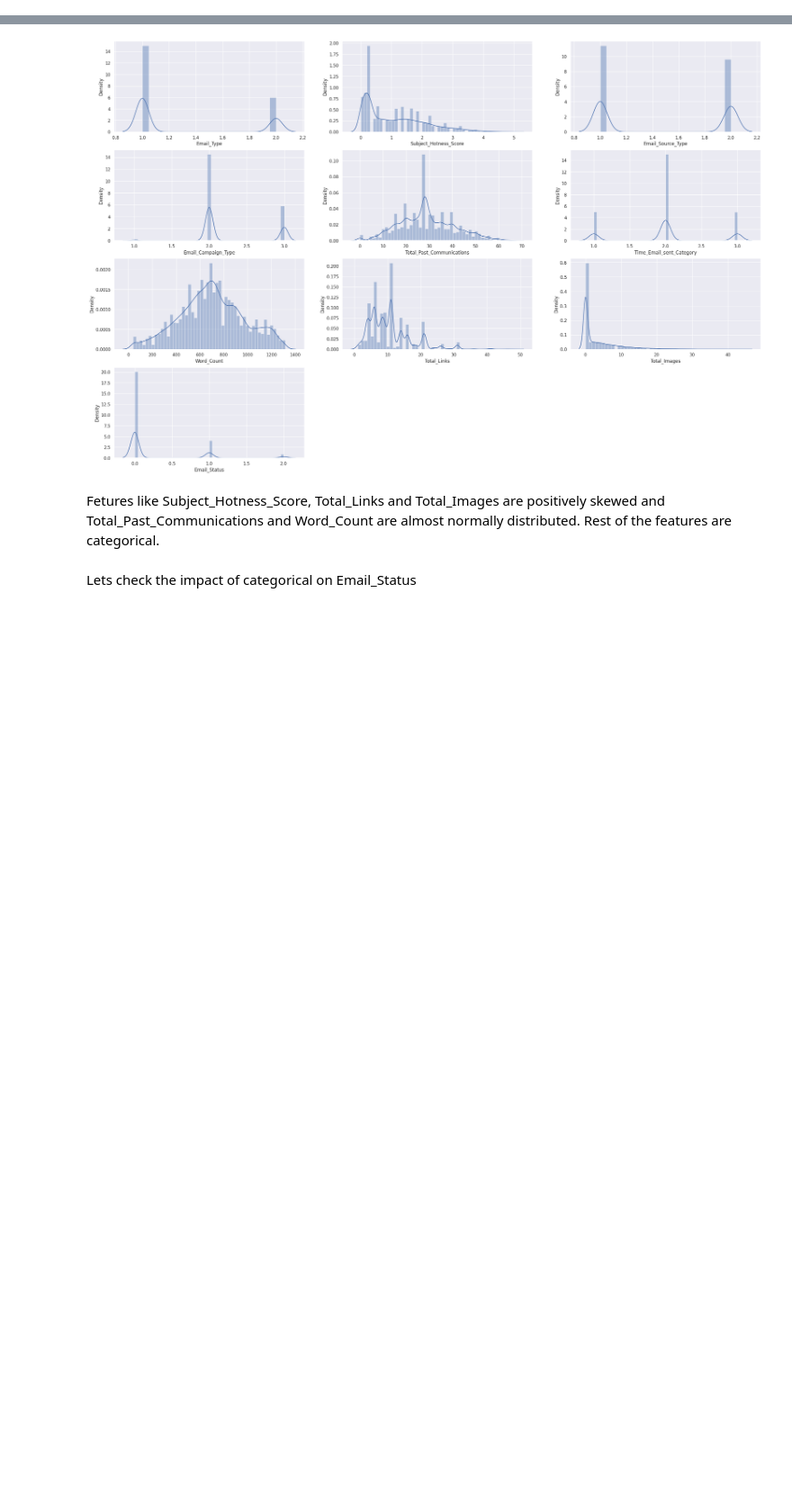
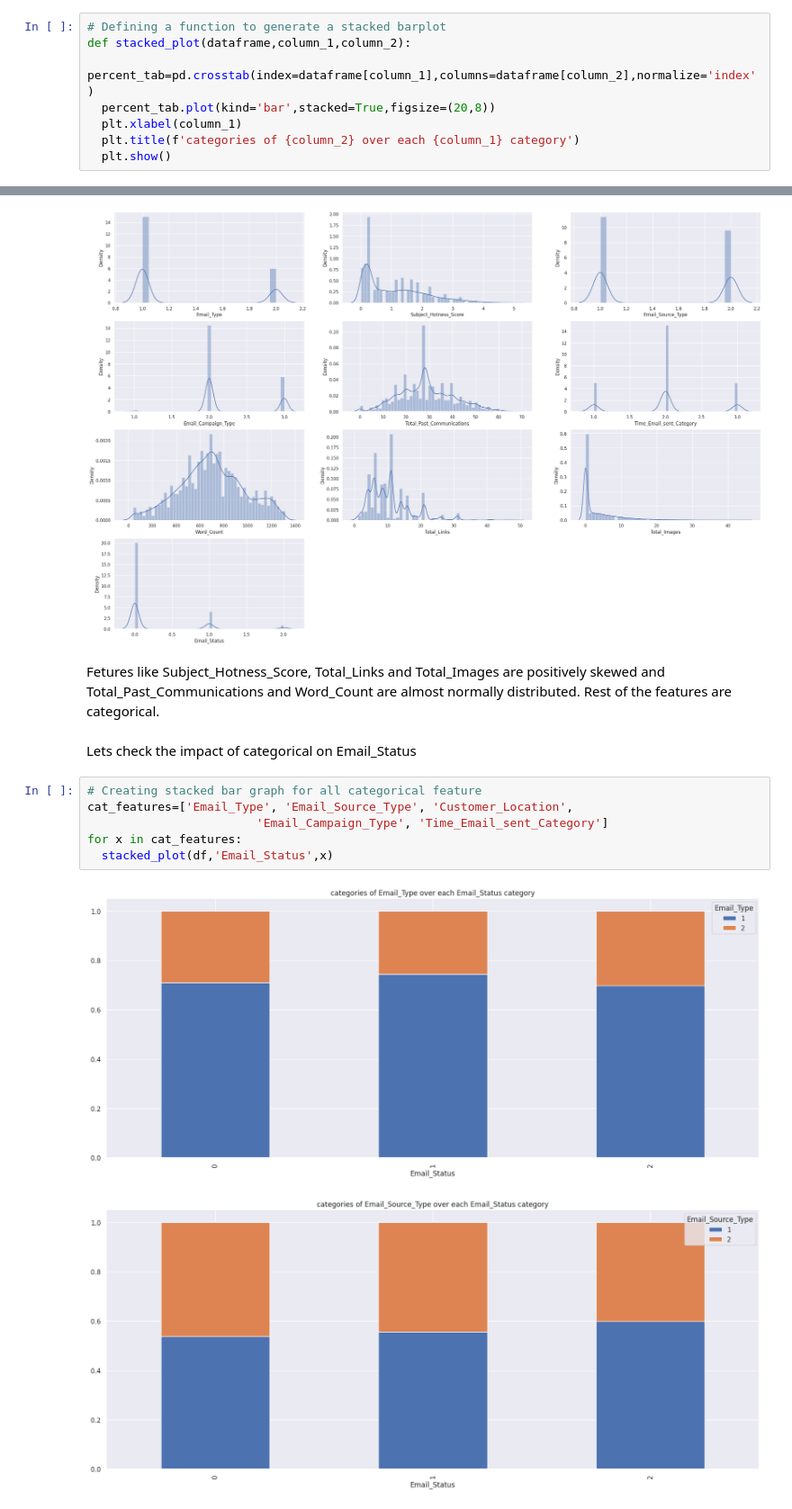
Before and after one commit to Sudar278/Email_Campaign_Effectiveness_Prediction-Classification-, a Jupyter notebook: Email_Campaign_Effectiveness_Prediction(Classification).ipynb, the cells around one changed output, grey strips where cells are left out. Shown at 90% size. Saved outputs shown, nothing was run; the diff lists cells and outputs as text; blank space fills up the shorter version.

```diff
--- a/Email_Campaign_Effectiveness_Prediction(Classification).ipynb
+++ b/Email_Campaign_Effectiveness_Prediction(Classification).ipynb
@@ -141,6 +141,14 @@ def dist_plot_all_features(dataframe):
  for i in enumerate(coloumn_names):
    plt.subplot((dataframe.shape[1]),3,i[0]+1)
    sns.distplot(dataframe[(i[1])])
+# %%
+# Defining a function to generate a stacked barplot
+def stacked_plot(dataframe,column_1,column_2):
+  percent_tab=pd.crosstab(index=dataframe[column_1],columns=dataframe[column_2],normalize='index')
+  percent_tab.plot(kind='bar',stacked=True,figsize=(20,8))
+  plt.xlabel(column_1)
+  plt.title(f'categories of {column_2} over each {column_1} category')
+  plt.show()
 # %% [markdown]
 # Data Loading
 # %%
@@ -398,3 +406,12 @@ dist_plot_all_features(df)
 Fetures like Subject_Hotness_Score, Total_Links and Total_Images are positively skewed and Total_Past_Communications and Word_Count are almost normally distributed. Rest of the features are categorical.
 # %% [markdown]
 Lets check the impact of categorical on Email_Status
+# %%
+# Creating stacked bar graph for all categorical feature
+cat_features=['Email_Type', 'Email_Source_Type', 'Customer_Location',
+                        'Email_Campaign_Type', 'Time_Email_sent_Category']
+for x in cat_features:
+  stacked_plot(df,'Email_Status',x)
+# %% [output]
+[figure, added]
+[figure, added]
```
Also changed, not shown: parts of 25 cells of this notebook.
